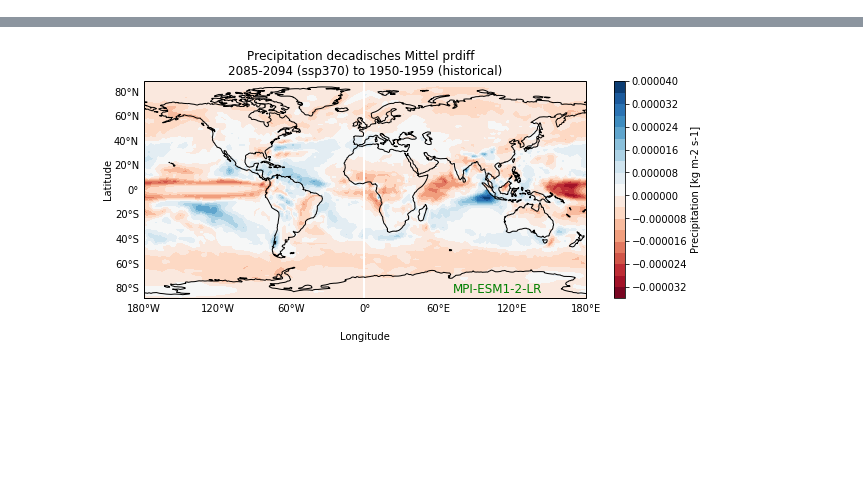
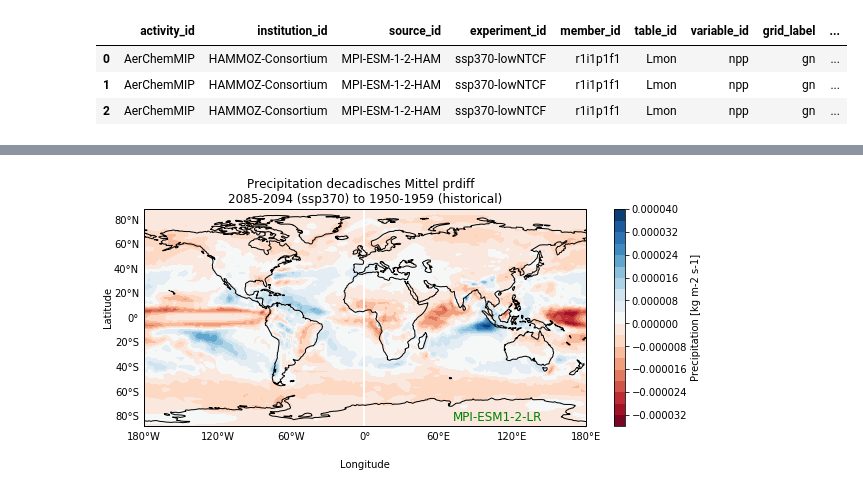
Before and after one commit to regkwee/dm, a Jupyter notebook: xarray.ipynb, the cells around one changed output, grey strips where cells are left out. Saved outputs shown, nothing was run; the diff lists cells and outputs as text; code cells hidden in the pictures; blank space fills up the shorter version.

```diff
--- a/xarray.ipynb
+++ b/xarray.ipynb
@@ -67,0 +11,12 @@ lats = ds_ssp['lat'] #x
+# %%
+# intake mistral pr data
+url="/work/ik1017/Catalogs/mistral-cmip6.json"
+#url="/work/ik1017/Catalogs/mistral-cmip5.json"
+
+col=intake.open_esm_datastore(url)
+col.df.head(3)
+# %% [output]
+|  | activity_id | institution_id | source_id | experiment_id | member_id | table_id | variable_id | grid_label | ... |
+| 0 | AerChemMIP | HAMMOZ-Consortium | MPI-ESM-1-2-HAM | ssp370-lowNTCF | r1i1p1f1 | Lmon | npp | gn | ... |
+| 1 | AerChemMIP | HAMMOZ-Consortium | MPI-ESM-1-2-HAM | ssp370-lowNTCF | r1i1p1f1 | Lmon | npp | gn | ... |
+| 2 | AerChemMIP | HAMMOZ-Consortium | MPI-ESM-1-2-HAM | ssp370-lowNTCF | r1i1p1f1 | Lmon | npp | gn | ... |
```
Also changed, not shown: parts of 14 cells of this notebook.
